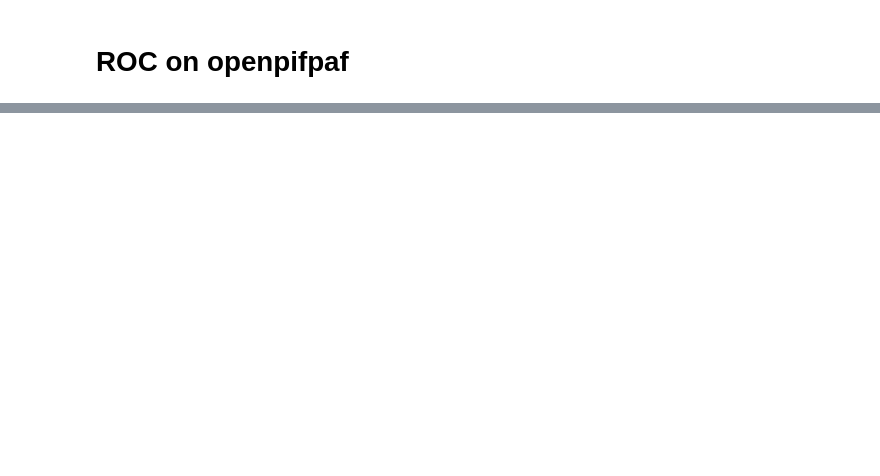
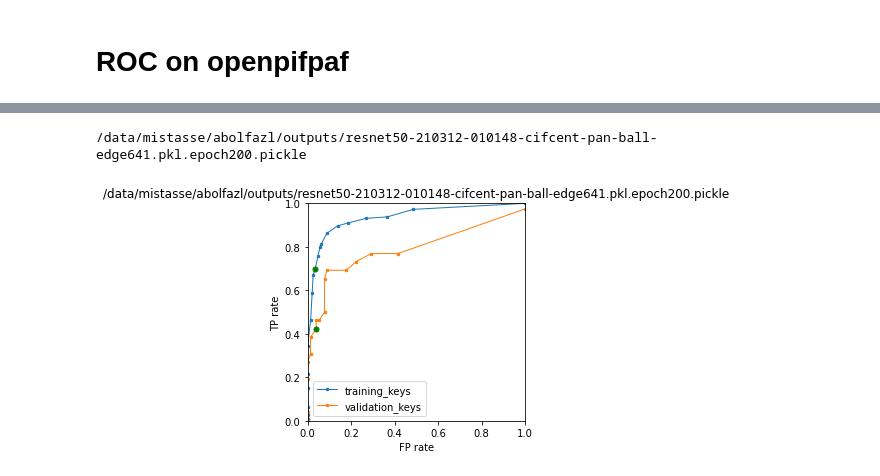
Before and after one commit to openpifpaf/openpifpaf, a Jupyter notebook: ROC_ball.ipynb, the cells around one changed output, grey strips where cells are left out. Saved outputs shown, nothing was run; the diff lists cells and outputs as text; code cells hidden in the pictures; blank space fills up the shorter version.

```diff
--- a/ROC_ball.ipynb
+++ b/ROC_ball.ipynb
@@ -32,7 +32,7 @@ from dataset_utilities.ds.instants_dataset import ExtractViewData, ViewCropperTr
 with OutputInhibitor():
     from openpifpaf.datasets.deepsport import AddBallSegmentationTargetViewFactory, AddBallPositionFactory
 
-ds = PickledDataset("/scratch/gva/views_camera_with_ball2.pickle")
+ds = PickledDataset("/data/mistasse/abolfazl/keemotion/pickled/camera_views_with_human_masks_ball_mask.pickle")
 
 shape = (800,600)
 
@@ -146,6 +151,6 @@ display.display(output)
 # %%
 def infer(weight_file, data):
-    image_filename = "/home/gva/tmp_image.png"
+    image_filename = "image/tmp_image.png"
     imageio.imwrite(image_filename, data["input_image"])
     sys.argv = [
         "aue",
@@ -154,6 +159,7 @@ def infer(weight_file, data):
         "--image-output",
         "--debug-images", "--debug-cif-c", "--debug"
     ]
-    with OutputInhibitor():
+#     with OutputInhibitor():
+    if True:
         main()
     return imageio.imread("image/test.accumulated.png")
@@ -162,4 +165,0 @@ it = iter(ds.yield_keys())
-# %%
-data = ds.query_item(next(it))
-hm = infer("outputs/resnet50-210311-144027.099429-ball-edge641.pkl.epoch100", data)
-plt.imshow(data["input_image"])
@@ -218,14 +287,19 @@ for filename in glob.glob("outputs/*210312-1*.log"):
 # %%
 %matplotlib inline
-for file in glob.glob("outputs/*210312-*.pickle"):
+file = filename+".pickle"
+# for file in glob.glob("outputs/*210312-*.pickle"):
 #for file in glob.glob("outputs/*.pickle"):
+if True:
     print(file)
     d = pickle.load(open(file, "rb"))
     fig = None
     for name in ["training_keys", "validation_keys"]:
         fig = plot(d[name], name, fig)
         fig.gca().set_title(file)
     fig.show()
+# %% [output]
+/data/mistasse/abolfazl/outputs/resnet50-210312-010148-cifcent-pan-ball-edge641.pkl.epoch200.pickle
+[figure, added]
 # %%
 import pickle
 pickle.dump(sets_results, open(filename+".pickle", "wb"))
```
Also changed, not shown: parts of 5 cells of this notebook, 8 other files.
